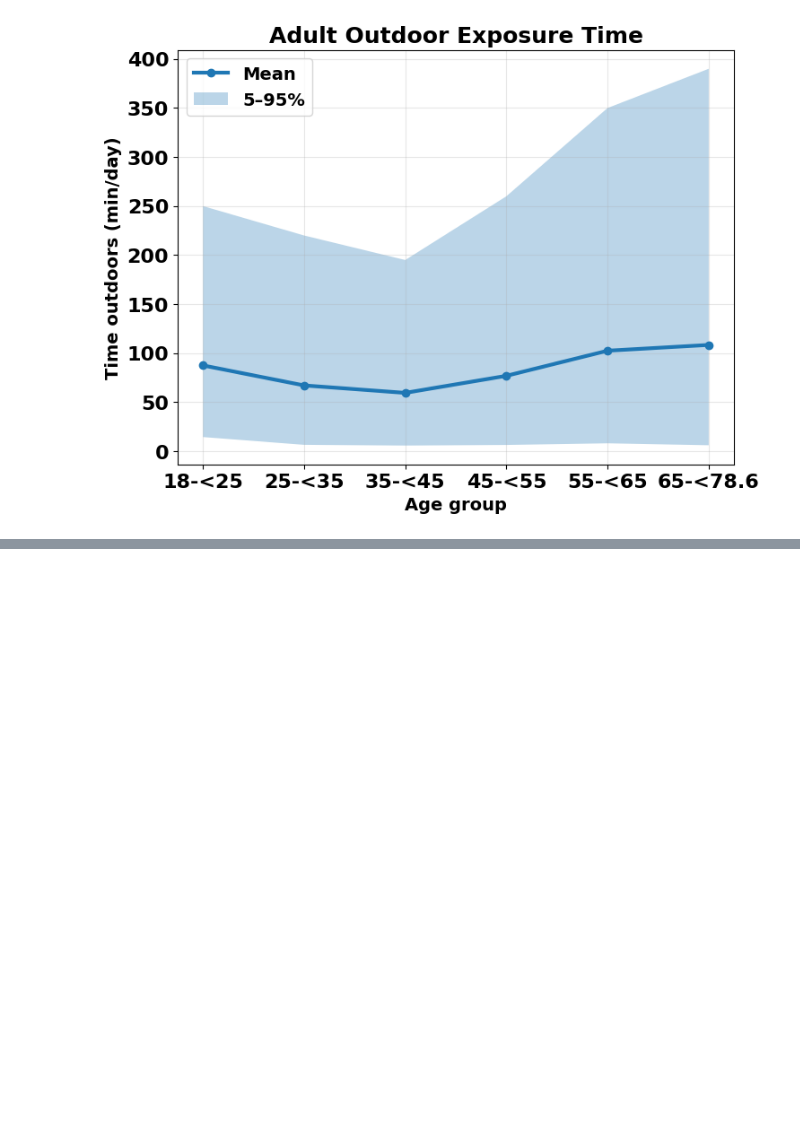
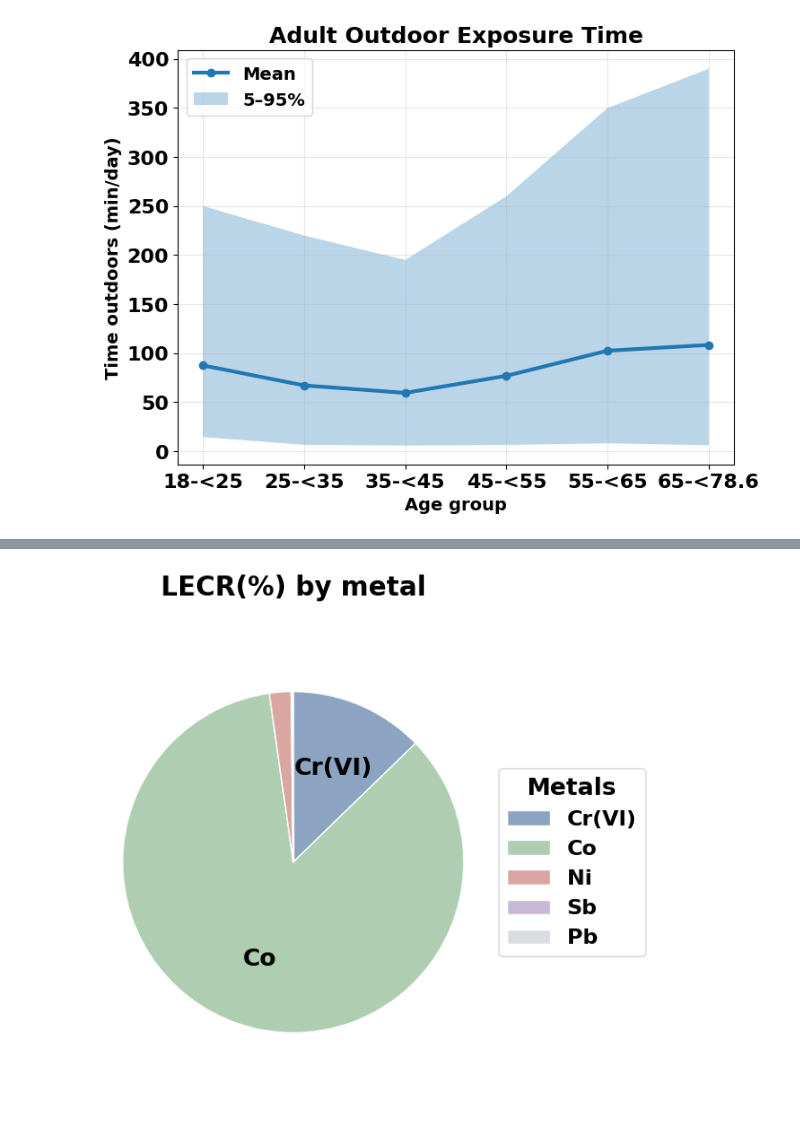
Before and after one commit to hyen0322/Risk-Assesment, a Jupyter notebook: 적합 분포피팅+몬테카를로+민감도분석.ipynb, the cells around one changed output, grey strips where cells are left out. Cells and saved outputs as stored; diff of their text form; code cells hidden in the pictures; blank space fills up the shorter version.

```diff
--- a/적합 분포피팅+몬테카를로+민감도분석.ipynb
+++ b/적합 분포피팅+몬테카를로+민감도분석.ipynb
@@ -1852,0 +1949,97 @@ plt.show()
+# %%
+# ============================================================
+# 금속별 Total LECR 기여도 파이 차트
+# 기준: LECR (per metal)의 mean 값 비율
+# ============================================================
+
+# 1) pie chart에 쓸 데이터 정리
+pie_labels = []
+pie_values = []
+
+for r in risk_rows:
+    m   = r['Metal']
+    val = r['LECR (per metal)']['mean']  # 기여도는 mean 기준
+    if (val is None) or (not np.isfinite(val)) or (val <= 0):
+        continue
+    pie_labels.append(m)
+    pie_values.append(val)
+
+pie_values = np.array(pie_values, float)
+total_mean_lecr = pie_values.sum()
+
+# 2) 색상 팔레트
+BASE_COLORS = [
+    "#8CA3C1",  # Cr(VI) - 블루
+    "#AFCDB1",  # Co - 그레이시 블루
+    "#D9A6A1",  # Ni - 그린 톤
+    "#C7B8D8",  # Sb - 라이트 그린/그레이
+    "#D8DDE2",  # Pb - 살구/베이지 톤
+]
+colors = BASE_COLORS[:len(pie_labels)]
+
+
+
+# 3) 파이 차트 생성
+fig, ax = plt.subplots(figsize=(6, 6))
+
+wedges, texts, autotexts = ax.pie(
+    pie_values,
+    labels=None,
+    colors=colors,
+    startangle=90,
+    counterclock=False,
+    autopct=' ',
+    wedgeprops=dict(edgecolor="white", linewidth=1))
+
+# 각 조각별 비율 계산
+pie_values = np.array(pie_values, float)
+total_mean_lecr = pie_values.sum()
+pct_array = pie_values / total_mean_lecr * 100.0
+
+# --- 파이차트 설정 ---
+THRESH_PCT = 3.0   # 3% 미만이면 안쪽 텍스트 표시 생략
+
+for i, t in enumerate(autotexts):
+    pct = pct_array[i]
+    if pct < THRESH_PCT:
+        # 너무 작은 조각 → 텍스트 제거
+        t.set_text('')
+    else:
+        # 금속 이름만 표기
+        t.set_text(pie_labels[i])
+        t.set_fontsize(18)
+        t.set_fontweight('bold')
+
+# 외곽 texts
+for t in texts:
+    t.set_text('')
+
+# 범례 설정
+legend = ax.legend(
+    wedges,
+    pie_labels,
+    title="Metals",
+    loc="center left",
+    bbox_to_anchor=(1.02, 0.5),
+    fontsize=16)
+legend.get_title().set_fontsize(18)
+legend.get_title().set_fontweight('bold')
+
+# 범례 항목 글씨 Bold 적용
+for text in legend.get_texts():
+    text.set_fontweight('bold')
+
+ax.set_title(
+    "LECR(%) by metal",
+    fontsize=20,
+    fontweight='bold',
+    pad=10)
+
+ax.axis('equal')  # 원형 유지
+plt.tight_layout()
+fig.savefig(f"{SAVE_DIR}/plots/LECR_contribution_pie.png", dpi=300)
+plt.show()
+
+print(f"총 평균 LECR (sum of metals, mean 기준) = {total_mean_lecr:.3e}")
+# %% [output]
+[figure, added]
```
Also changed, not shown: parts of 5 cells of this notebook.
